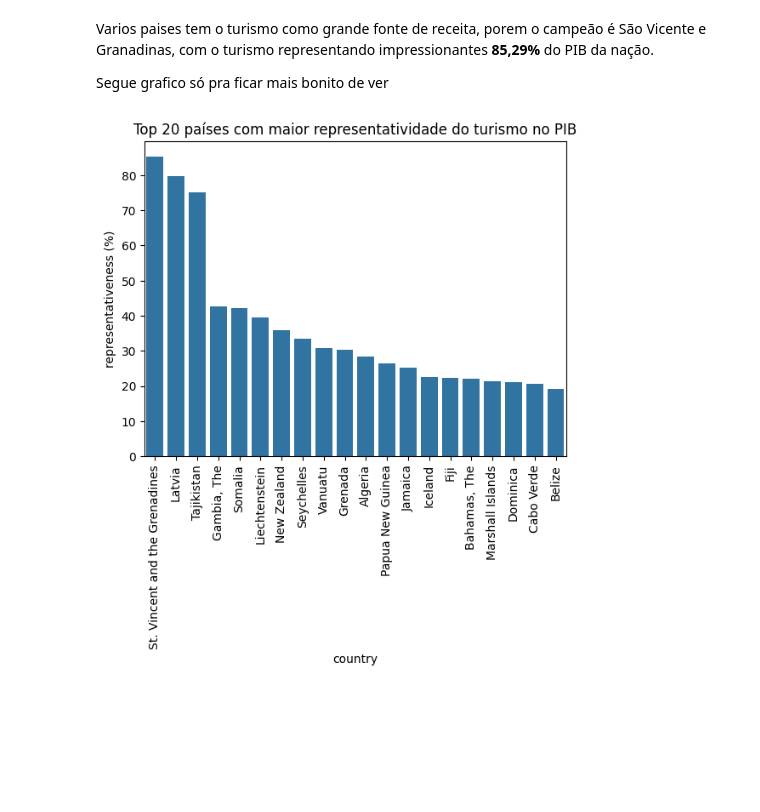
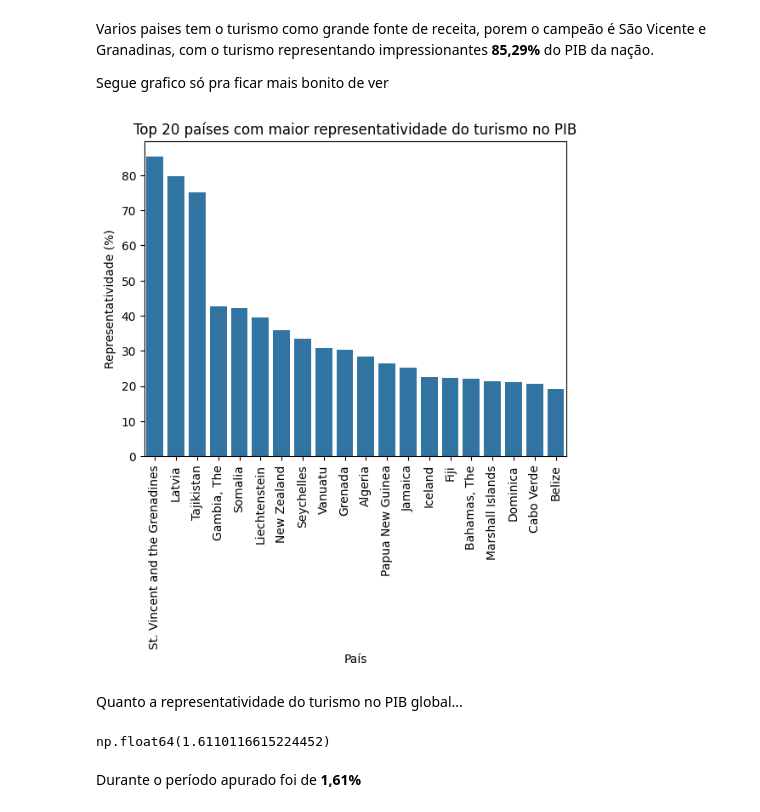
Before and after one commit to Gabs72P/Analise-da-economia-do-turismo-mundial, a Jupyter notebook: Projeto_Turismo.ipynb, the cells around one changed output. Cells and saved outputs as stored; diff of their text form; code cells hidden in the pictures; blank space fills up the shorter version.

```diff
--- a/Projeto_Turismo.ipynb
+++ b/Projeto_Turismo.ipynb
@@ -232,8 +251,12 @@ Outra coisa importante, para melhorar a leitura dos dados, irei converter as col
 # %%
-for i in ['tourism_arrivals', 'tourism_departures', 'tourism_receipts', 'gdp']:
+for i in ['tourism_receipts', 'gdp']:
+  tourism_table[i] = tourism_table[i] / 1e9
+
+
+for i in ['tourism_arrivals', 'tourism_departures']:
   tourism_table[i] = tourism_table[i] / 1e6
 # %%
-tourism_table.rename(columns={'gdp': 'gdp_millions', 'tourism_receipts' : 'tourism_receipts_millions', 'tourism_arrivals' : 'tourism_arrivals_millions', 'tourism_departures' : 'tourism_departures_millions'}, inplace=True)
+tourism_table.rename(columns={'gdp': 'gdp_billions', 'tourism_receipts' : 'tourism_receipts_billions', 'tourism_arrivals' : 'tourism_arrivals_millions', 'tourism_departures' : 'tourism_departures_millions'}, inplace=True)
 # %%
 tourism_table.tail(10)
 
@@ -462,13 +462,13 @@ Logo podemos dizer que o aumento da inflação ou desemprego afeta, negativament
 *   Qual a correlação entre as receitas do turismo e o PIB dos países?
 *   O turismo representa uma fatia significativa do PIB dos países em média?
 # %%
-tourism_x_gdp = tourism_table[['country', 'tourism_receipts_millions', 'gdp_millions']]
+tourism_x_gdp = tourism_table[['country', 'tourism_receipts_billions', 'gdp_billions']]
 
 # convertendo tourism receipt e gpd para trilhao
-for i in ['tourism_receipts_millions', 'gdp_millions']:
-  tourism_x_gdp[i] = tourism_x_gdp[i] / 1000000
+for i in ['tourism_receipts_billions', 'gdp_billions']:
+  tourism_x_gdp[i] = tourism_x_gdp[i] / 1000
 
-tourism_x_gdp.rename(columns={'tourism_receipts_millions': 'tourism_receipts_trillions', 'gdp_millions': 'gdp_trillions'}, inplace=True)
+tourism_x_gdp.rename(columns={'tourism_receipts_billions': 'tourism_receipts_trillions', 'gdp_billions': 'gdp_trillions'}, inplace=True)
 
 tourism_x_gdp = tourism_x_gdp.groupby('country').sum()
 
@@ -513,9 +513,18 @@ Segue grafico só pra ficar mais bonito de ver
 # %%
 fig = sns.barplot(tourism_x_gdp.head(20), x='country', y='representativeness (%)')
 
 plt.title('Top 20 países com maior representatividade do turismo no PIB')
 plt.xticks(rotation=90)
-
+plt.xlabel('País')
+plt.ylabel('Representatividade (%)')
 plt.show()
 # %% [output]
-[figure, old version]
+[figure, new version]
+# %% [markdown]
+Quanto a representatividade do turismo no PIB global...
+# %%
+(tourism_x_gdp['tourism_receipts_trillions'].sum() / tourism_x_gdp['gdp_trillions'].sum()) * 100
+# %% [output]
+np.float64(1.6110116615224452)
+# %% [markdown]
+Durante o período apurado foi de **1,61%**
```
Also changed, not shown: parts of 20 cells of this notebook.
